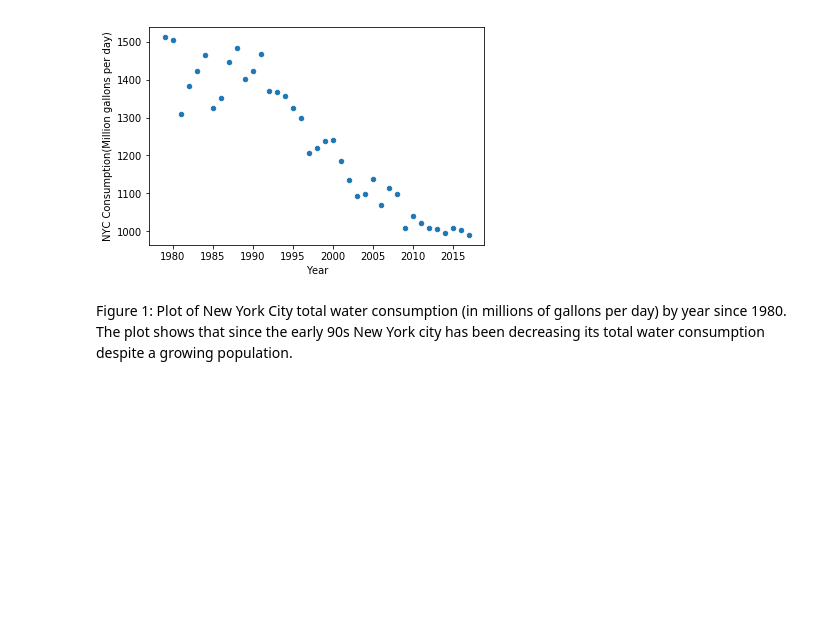
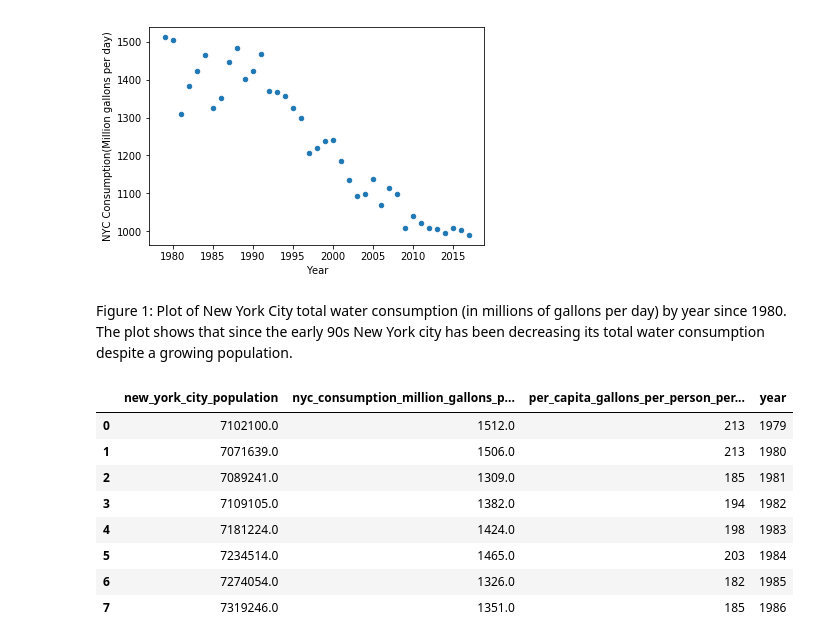
Before and after one commit to katievoo/PUI2018_kv871, a Jupyter notebook: HW3_kv871/hw3_2.ipynb, the cells around one changed output. Drawn from its saved outputs; the diff is of its cells as text; code cells hidden in the pictures; blank space fills up the shorter version.

```diff
--- a/HW3_kv871/hw3_2.ipynb
+++ b/HW3_kv871/hw3_2.ipynb
@@ -74,3 +74,19 @@ dhs_2c.plot(x='Year', y='NYC Consumption(Million gallons per day)', kind='scatte
 [figure]
 # %% [markdown]
 Figure 1: Plot of New York City total water consumption (in millions of gallons per day) by year since 1980. The plot shows that since the early 90s New York city has been decreasing its total water consumption despite a growing population.
+# %%
+url = 'https://data.cityofnewyork.us/resource/waf7-5gvc.json'
+# %%
+df=pd.read_json(url)
+# %%
+df.head(8)
+# %% [output]
+|  | new_york_city_population | nyc_consumption_million_gallons_p... | per_capita_gallons_per_person_per... | year |
+| 0 | 7102100.0 | 1512.0 | 213 | 1979 |
+| 1 | 7071639.0 | 1506.0 | 213 | 1980 |
+| 2 | 7089241.0 | 1309.0 | 185 | 1981 |
+| 3 | 7109105.0 | 1382.0 | 194 | 1982 |
+| 4 | 7181224.0 | 1424.0 | 198 | 1983 |
+| 5 | 7234514.0 | 1465.0 | 203 | 1984 |
+| 6 | 7274054.0 | 1326.0 | 182 | 1985 |
+| 7 | 7319246.0 | 1351.0 | 185 | 1986 |
```
Also changed, not shown: 1 other file.
